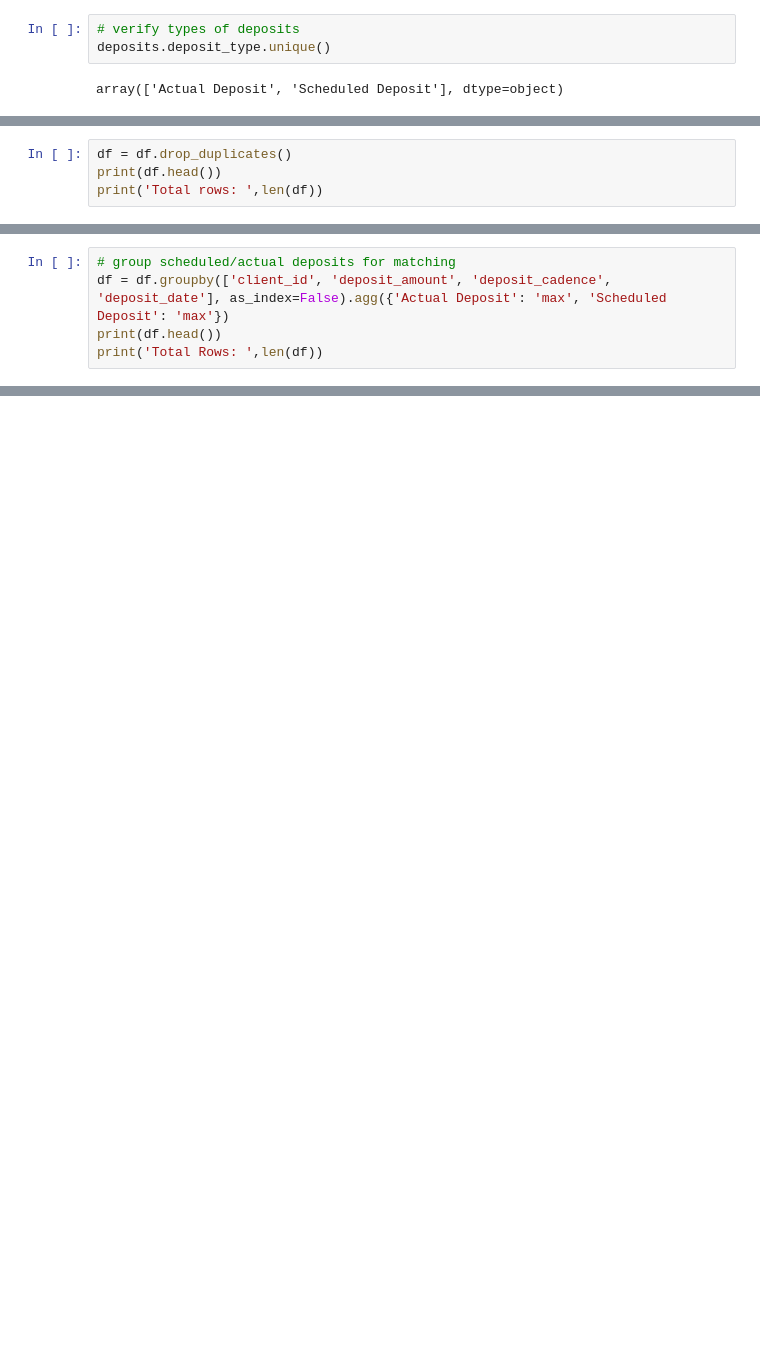
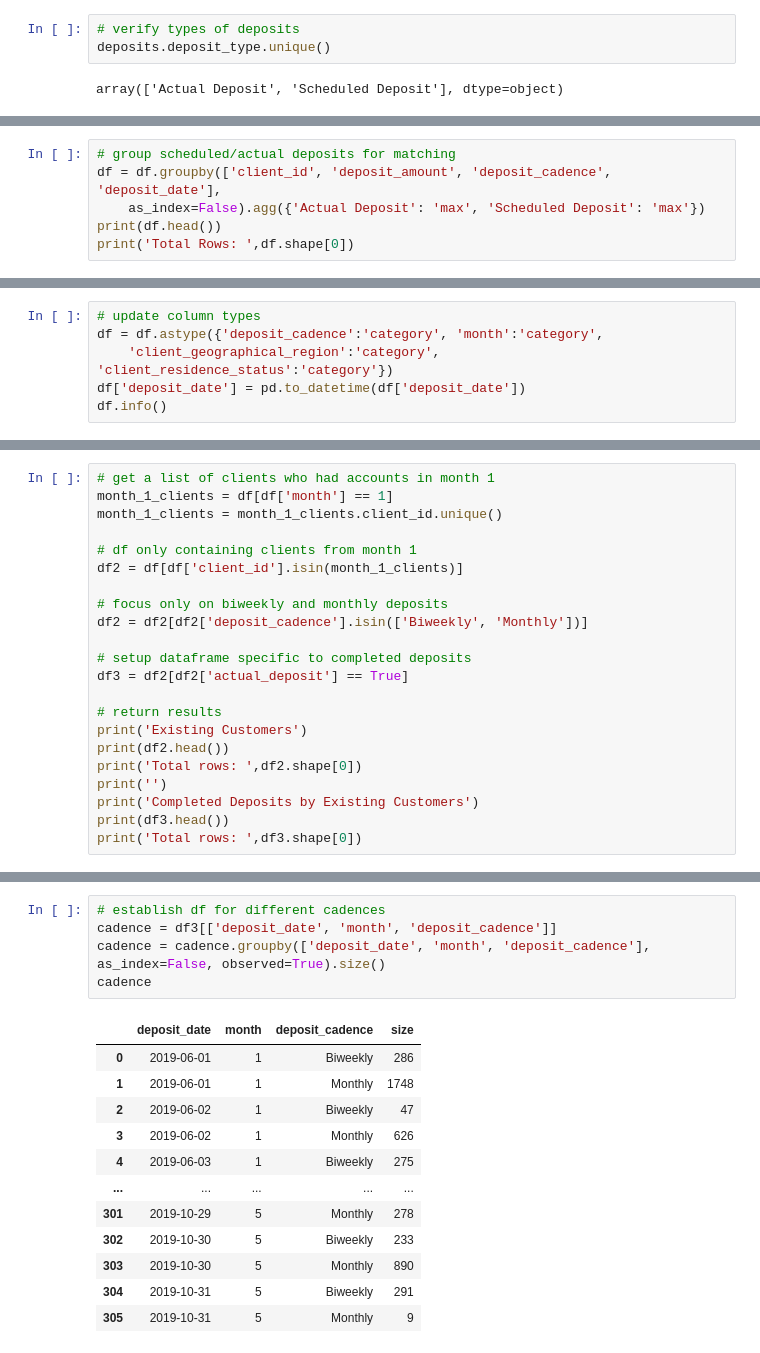
Before and after one commit to ash-nil/ash-nil.github.io, a Jupyter notebook: docs/Marketing_Campaign_Results/notebook.ipynb, the cells around one changed output, grey strips where cells are left out. Cells and saved outputs as stored; diff of their text form; blank space fills up the shorter version.

```diff
--- a/docs/Marketing_Campaign_Results/notebook.ipynb
+++ b/docs/Marketing_Campaign_Results/notebook.ipynb
@@ -132,5 +170 @@ Total rows:  480394
 Total rows:  480394
-# %%
-df = df.drop_duplicates()
-print(df.head())
-print('Total rows: ',len(df))
@@ -152,6 +171,7 @@ Total rows:  472019
 # %%
 # group scheduled/actual deposits for matching
-df = df.groupby(['client_id', 'deposit_amount', 'deposit_cadence', 'deposit_date'], as_index=False).agg({'Actual Deposit': 'max', 'Scheduled Deposit': 'max'})
+df = df.groupby(['client_id', 'deposit_amount', 'deposit_cadence', 'deposit_date'],
+    as_index=False).agg({'Actual Deposit': 'max', 'Scheduled Deposit': 'max'})
 print(df.head())
-print('Total Rows: ',len(df))
+print('Total Rows: ',df.shape[0])
 # %% [output]
@@ -193,0 +216,6 @@ Total rows:  256143
+# %%
+# update column types
+df = df.astype({'deposit_cadence':'category', 'month':'category',
+    'client_geographical_region':'category', 'client_residence_status':'category'})
+df['deposit_date'] = pd.to_datetime(df['deposit_date'])
+df.info()
@@ -193,0 +244,22 @@ Total rows:  256143
+# %%
+# get a list of clients who had accounts in month 1
+month_1_clients = df[df['month'] == 1]
+month_1_clients = month_1_clients.client_id.unique()
+
+# df only containing clients from month 1
+df2 = df[df['client_id'].isin(month_1_clients)]
+
+# focus only on biweekly and monthly deposits
+df2 = df2[df2['deposit_cadence'].isin(['Biweekly', 'Monthly'])]
+
+# setup dataframe specific to completed deposits
+df3 = df2[df2['actual_deposit'] == True]
+
+# return results
+print('Existing Customers')
+print(df2.head())
+print('Total rows: ',df2.shape[0])
+print('')
+print('Completed Deposits by Existing Customers')
+print(df3.head())
+print('Total rows: ',df3.shape[0])
@@ -193,0 +314,18 @@ Total rows:  256143
+# %%
+# establish df for different cadences
+cadence = df3[['deposit_date', 'month', 'deposit_cadence']]
+cadence = cadence.groupby(['deposit_date', 'month', 'deposit_cadence'], as_index=False, observed=True).size()
+cadence
+# %% [output]
+|  | deposit_date | month | deposit_cadence | size |
+| 0 | 2019-06-01 | 1 | Biweekly | 286 |
+| 1 | 2019-06-01 | 1 | Monthly | 1748 |
+| 2 | 2019-06-02 | 1 | Biweekly | 47 |
+| 3 | 2019-06-02 | 1 | Monthly | 626 |
+| 4 | 2019-06-03 | 1 | Biweekly | 275 |
+| ... | ... | ... | ... | ... |
+| 301 | 2019-10-29 | 5 | Monthly | 278 |
+| 302 | 2019-10-30 | 5 | Biweekly | 233 |
+| 303 | 2019-10-30 | 5 | Monthly | 890 |
+| 304 | 2019-10-31 | 5 | Biweekly | 291 |
+| 305 | 2019-10-31 | 5 | Monthly | 9 |
```
Also changed, not shown: parts of 23 cells of this notebook, 1 other file.
